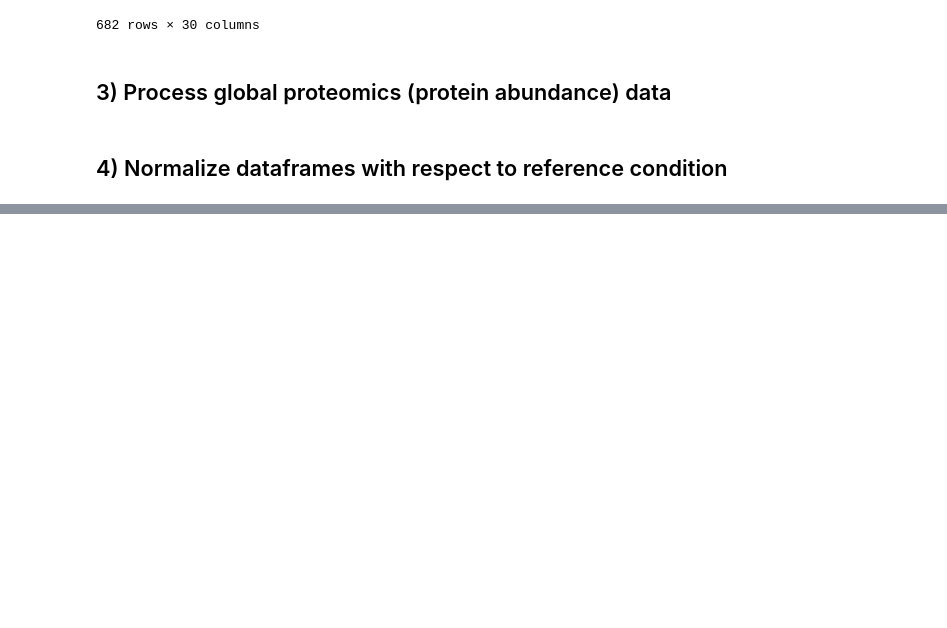
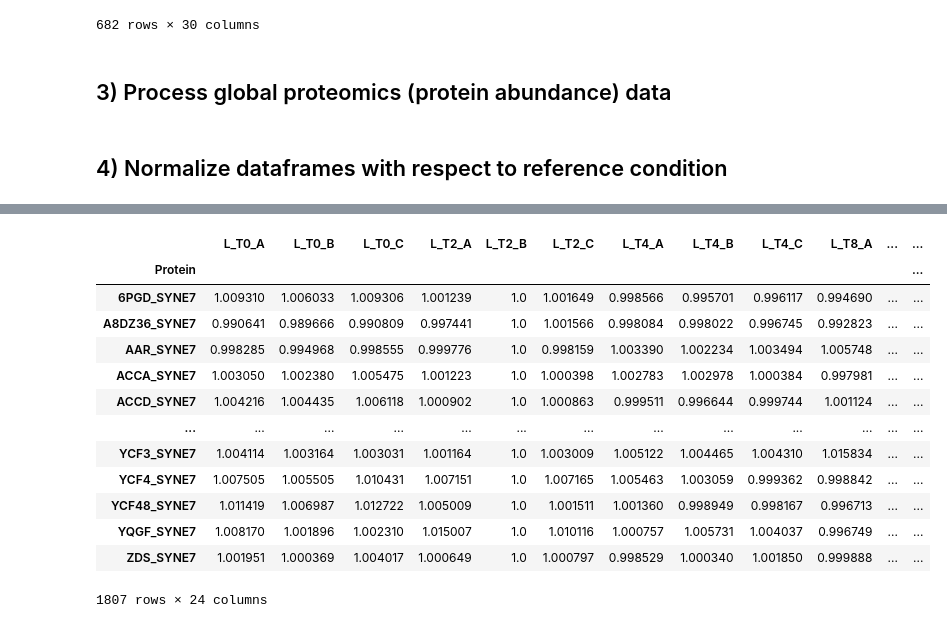
Before and after one commit to pnnl-predictive-phenomics/syn_bmca, a Jupyter notebook: notebooks/notebooks_for_generating_data/Circadian_data_prep.ipynb, the cells around one changed output, grey strips where cells are left out. Saved outputs shown, nothing was run; the diff lists cells and outputs as text; code cells hidden in the pictures; blank space fills up the shorter version.

```diff
--- a/notebooks/notebooks_for_generating_data/Circadian_data_prep.ipynb
+++ b/notebooks/notebooks_for_generating_data/Circadian_data_prep.ipynb
@@ -222,0 +459,17 @@ clean_enzyme_activity_df = clean_enzyme_activity_df.drop(columns=[col for col in
+# %%
+display(norm_protein_df)
+# %% [output]
+|  | L_T0_A | L_T0_B | L_T0_C | L_T2_A | L_T2_B | L_T2_C | L_T4_A | L_T4_B | L_T4_C | L_T8_A | ... | ... |
+| Protein |  |  |  |  |  |  |  |  |  |  |  | ... |
+| 6PGD_SYNE7 | 1.009310 | 1.006033 | 1.009306 | 1.001239 | 1.0 | 1.001649 | 0.998566 | 0.995701 | 0.996117 | 0.994690 | ... | ... |
+| A8DZ36_SYNE7 | 0.990641 | 0.989666 | 0.990809 | 0.997441 | 1.0 | 1.001566 | 0.998084 | 0.998022 | 0.996745 | 0.992823 | ... | ... |
+| AAR_SYNE7 | 0.998285 | 0.994968 | 0.998555 | 0.999776 | 1.0 | 0.998159 | 1.003390 | 1.002234 | 1.003494 | 1.005748 | ... | ... |
+| ACCA_SYNE7 | 1.003050 | 1.002380 | 1.005475 | 1.001223 | 1.0 | 1.000398 | 1.002783 | 1.002978 | 1.000384 | 0.997981 | ... | ... |
+| ACCD_SYNE7 | 1.004216 | 1.004435 | 1.006118 | 1.000902 | 1.0 | 1.000863 | 0.999511 | 0.996644 | 0.999744 | 1.001124 | ... | ... |
+| ... | ... | ... | ... | ... | ... | ... | ... | ... | ... | ... | ... | ... |
+| YCF3_SYNE7 | 1.004114 | 1.003164 | 1.003031 | 1.001164 | 1.0 | 1.003009 | 1.005122 | 1.004465 | 1.004310 | 1.015834 | ... | ... |
+| YCF4_SYNE7 | 1.007505 | 1.005505 | 1.010431 | 1.007151 | 1.0 | 1.007165 | 1.005463 | 1.003059 | 0.999362 | 0.998842 | ... | ... |
+| YCF48_SYNE7 | 1.011419 | 1.006987 | 1.012722 | 1.005009 | 1.0 | 1.001511 | 1.001360 | 0.998949 | 0.998167 | 0.996713 | ... | ... |
+| YQGF_SYNE7 | 1.008170 | 1.001896 | 1.002310 | 1.015007 | 1.0 | 1.010116 | 1.000757 | 1.005731 | 1.004037 | 0.996749 | ... | ... |
+| ZDS_SYNE7 | 1.001951 | 1.000369 | 1.004017 | 1.000649 | 1.0 | 1.000797 | 0.998529 | 1.000340 | 1.001850 | 0.999888 | ... | ... |
+1807 rows × 24 columns
```
Also changed, not shown: parts of 21 cells of this notebook, 6 other files.
